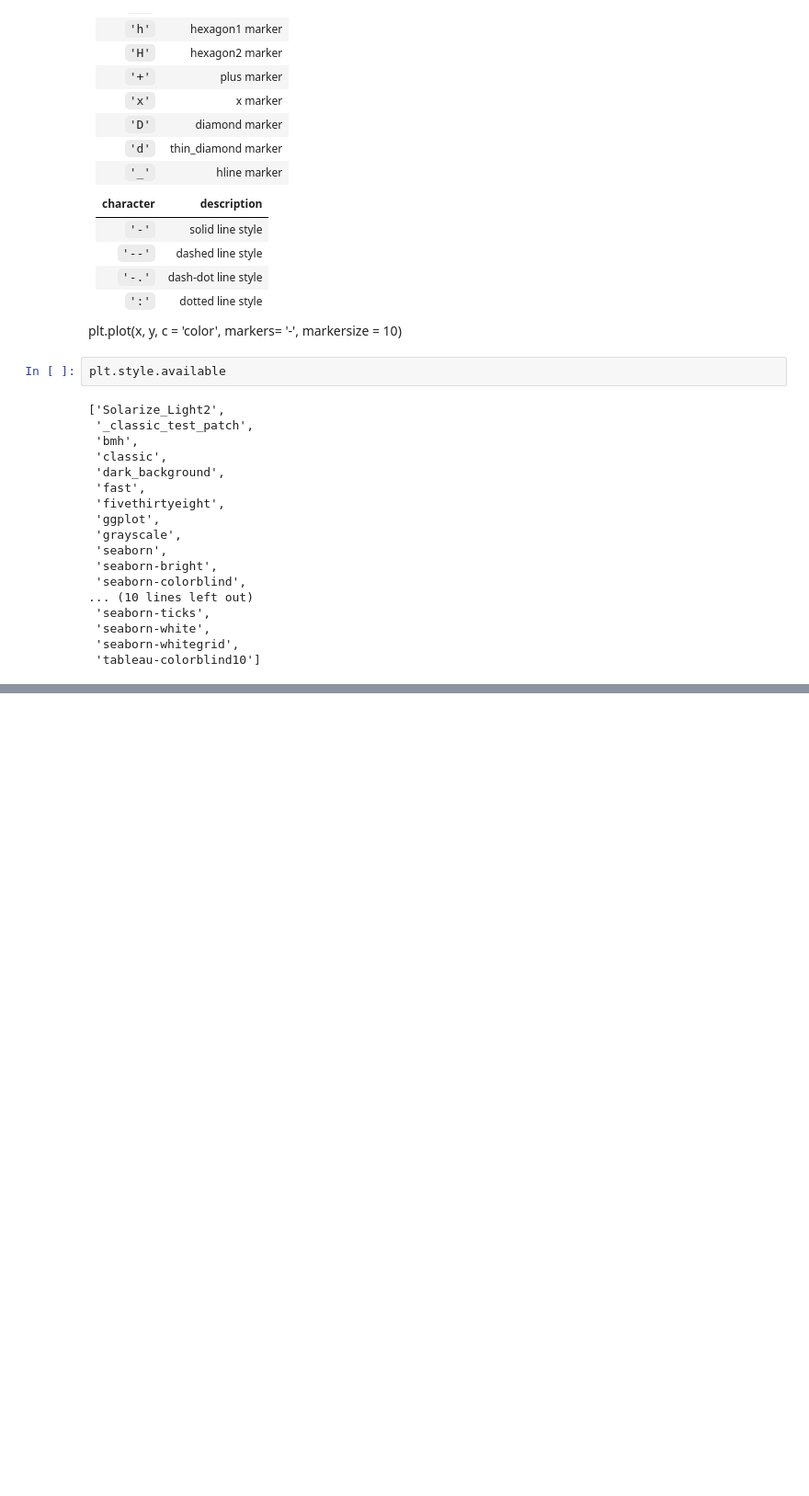
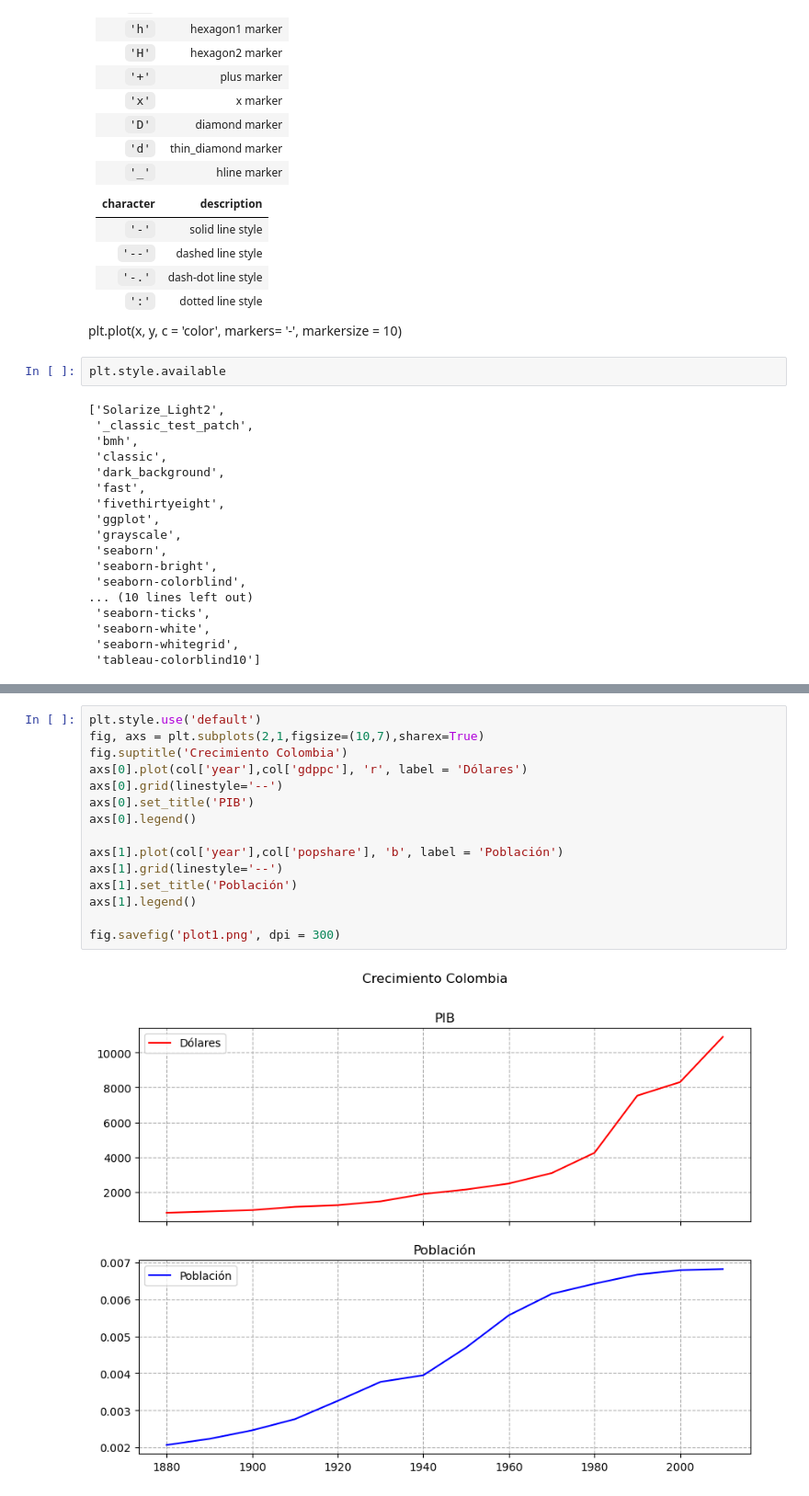
Before and after one commit to SergioMoraCodes/machine_learning_projects, a Jupyter notebook: Graficado con MATPLOTLIB/MATPLOTLIB.ipynb, the cells around one changed output, grey strips where cells are left out. Shown: that part at 92% size. Cells and saved outputs as stored; diff of their text form; blank space fills up the shorter version.

```diff
--- a/Graficado con MATPLOTLIB/MATPLOTLIB.ipynb
+++ b/Graficado con MATPLOTLIB/MATPLOTLIB.ipynb
@@ -100,0 +165,17 @@ Text(0.5, 1.0, 'Monthly expenses')
+# %%
+plt.style.use('default')
+fig, axs = plt.subplots(2,1,figsize=(10,7),sharex=True)
+fig.suptitle('Crecimiento Colombia')
+axs[0].plot(col['year'],col['gdppc'], 'r', label = 'Dólares')
+axs[0].grid(linestyle='--')
+axs[0].set_title('PIB')
+axs[0].legend()
+
+axs[1].plot(col['year'],col['popshare'], 'b', label = 'Población')
+axs[1].grid(linestyle='--')
+axs[1].set_title('Población')
+axs[1].legend()
+
+fig.savefig('plot1.png', dpi = 300)
+# %% [output]
+[figure, added]
```
Also changed, not shown: parts of 8 cells of this notebook, 1 other file.
